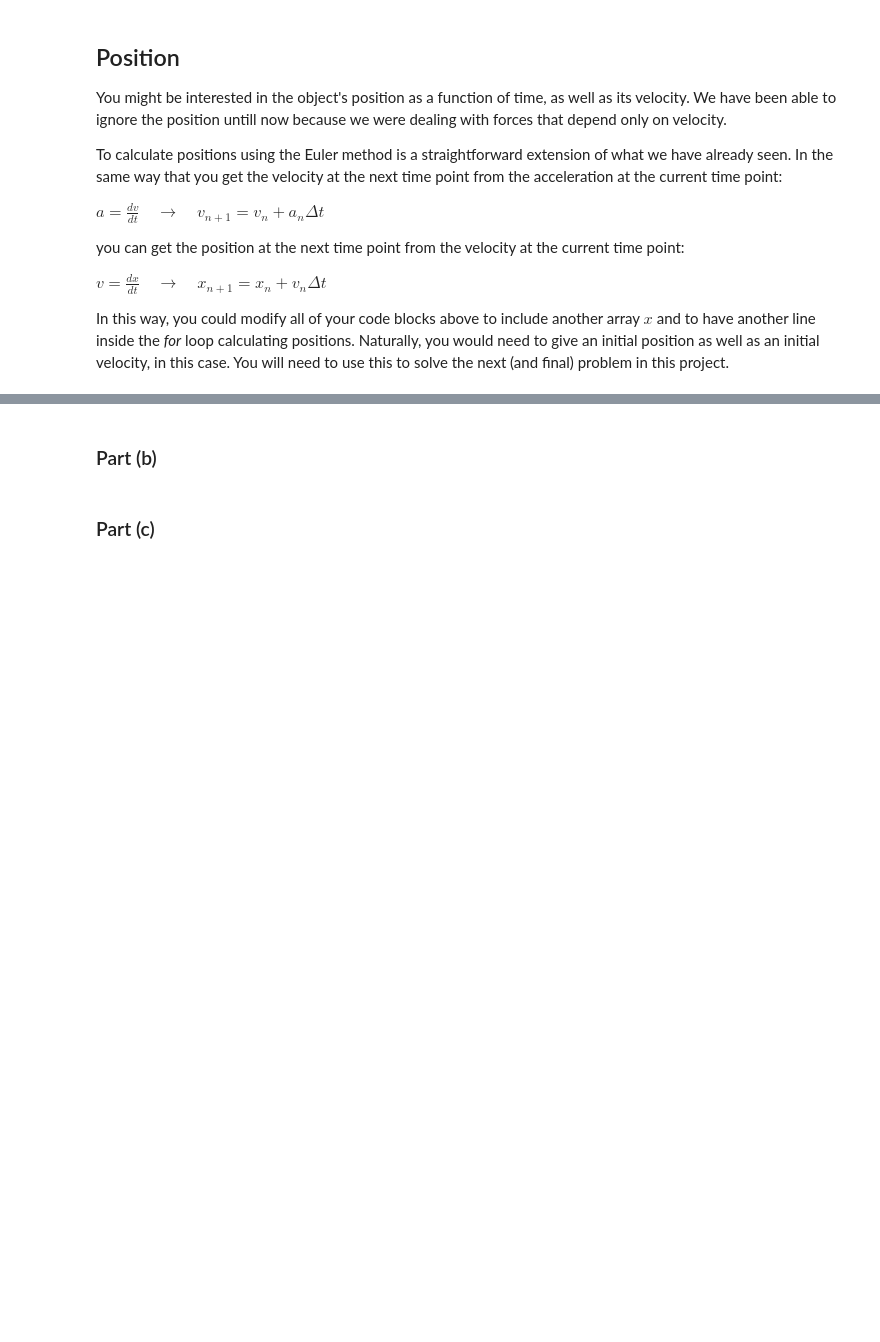
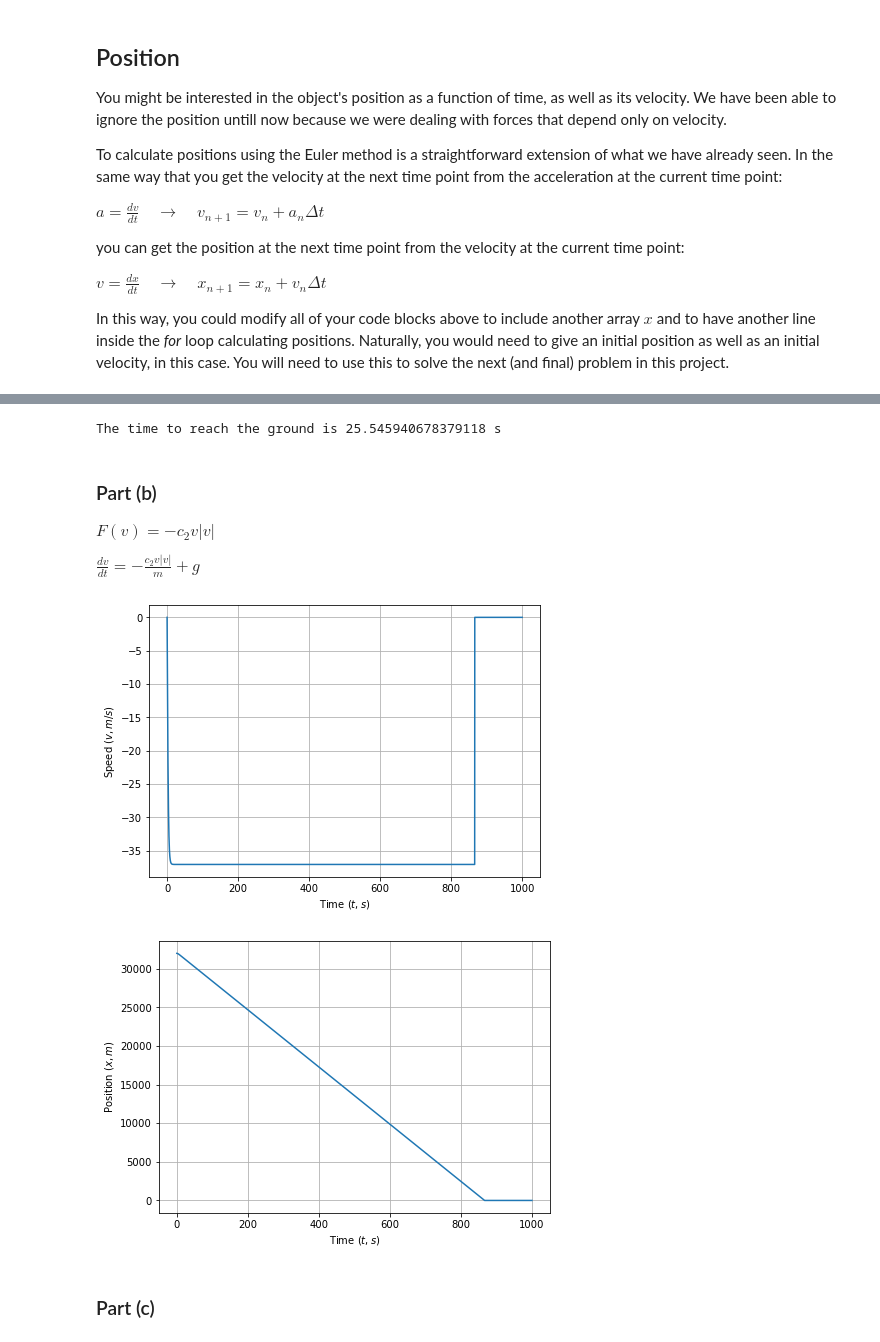
Before and after one commit to Youngposeidon/computational-mechanics-delivery, a Jupyter notebook: project1.ipynb, the cells around one changed output, grey strips where cells are left out. Cells and saved outputs as stored; diff of their text form; code cells hidden in the pictures; blank space fills up the shorter version.

```diff
--- a/project1.ipynb
+++ b/project1.ipynb
@@ -451,4 +460,44 @@ Solve problem C2.1 from the textbok. You will need to solve parts b), c) and d)
+# %%
+g = 9.807
+
+tf = np.sqrt(2*(-3200)/(-g))
+print("The time to reach the ground is", tf, "s")
+# %% [output]
+The time to reach the ground is 25.545940678379118 s
 # %% [markdown]
 ### Part (b)
+$F(v) = -c_2v|v|$
+
+$\frac{dv}{dt} = - \frac{c_2v|v|}{m} + g$
+# %%
+c2 = 0.5
+m = 70
+
+# Euler Method
+
+dt = .001                      # Size of time steps.
+v0 = 0                         # Initial condition, velocity at time 0.
+x0 = 32000
+tf = 1000
+
+t = np.arange(0, tf, dt)       # Values of every time point to compute the solution at. From start to stop in steps of dt
+v = np.zeros(len(t))           # Creates an array the same size as t that is all zeroes. Will contain the solutions to the velocity at every time step.
+v[0] = v0                      # Assign the value of the first entry of the velocity array with the initial condition. Python arrays are zero-based.
+x = np.zeros(len(t))           # Creates an array the same size as t that is all zeroes. Will contain the solutions to the velocity at every time step.
+x[0] = x0                      # Assign the value of the first entry of the velocity array with the initial condition. Python arrays are zero-based.
+
+# euler method for velocity
+for i in range(0, len(t)-1):   # iterator loop in Python.
+    a = (c2*v[i]**2)/m - g   # equation acceleration.
+    v[i+1] = v[i] + dt * a     # This is Euler's method. Assigning the next value of the velocity.
+    x[i+1] = x[i] + dt * v[i]     # This is Euler's method. Assigning the next value of the velocity.
+    if x[i+1] < 0:
+        break
+
+PhysPlot.plot(t, v, r"Time ($t, s$)", r"Speed ($v, m/s$)")
+PhysPlot.plot(t, x, r"Time ($t, s$)", r"Position ($x, m$)")
+# %% [output]
+[figure, added]
+[figure, added]
 # %% [markdown]
 ### Part (c)
```
Also changed, not shown: parts of 9 cells of this notebook.
